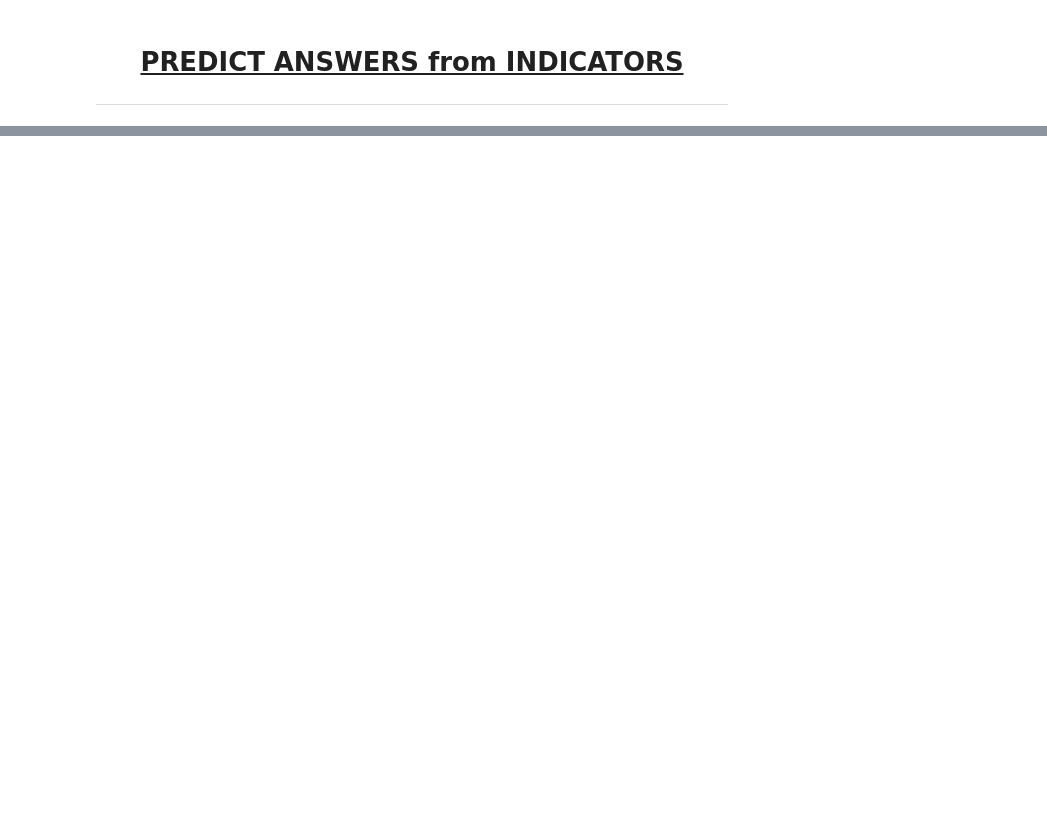
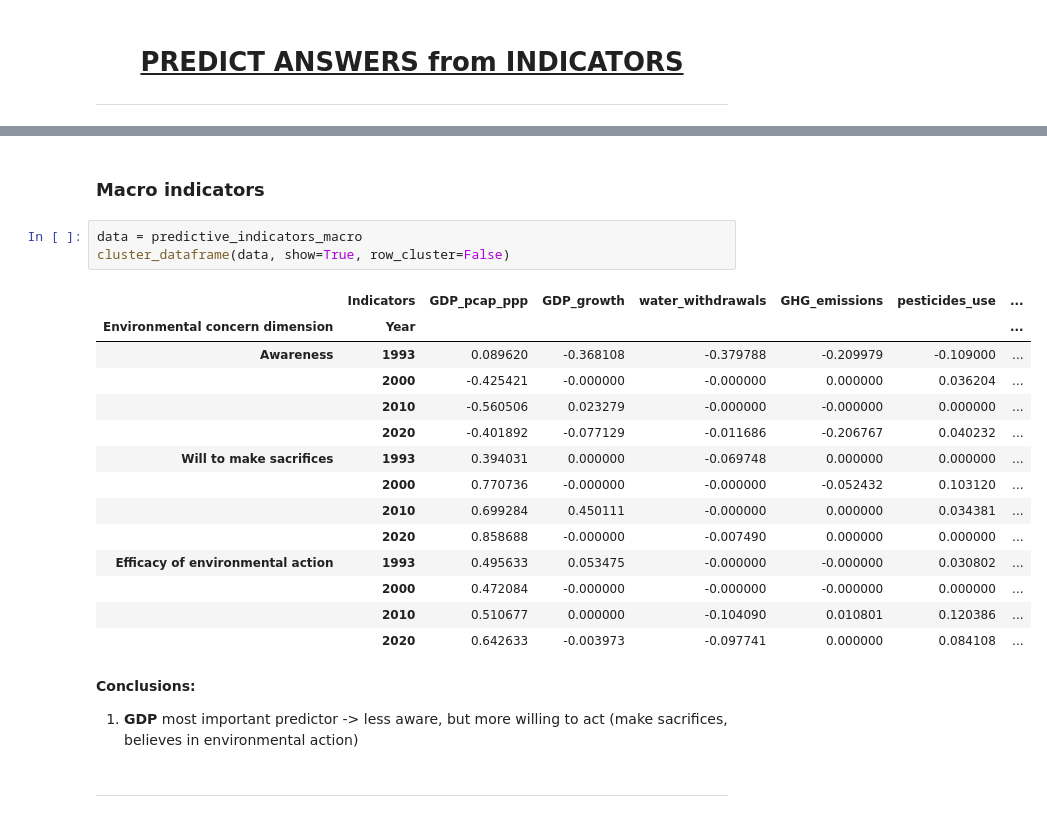
Before and after one commit to EdoardoTronconi/TesiMagistrale, a Jupyter notebook: PredictiveIndicators.ipynb, the cells around one changed output, grey strips where cells are left out. Saved outputs shown, nothing was run; the diff lists cells and outputs as text; blank space fills up the shorter version.

```diff
--- a/PredictiveIndicators.ipynb
+++ b/PredictiveIndicators.ipynb
@@ -190,0 +318,26 @@ cluster_dataframe(data, show=True)
+# %% [markdown]
+### Macro indicators
+# %%
+data = predictive_indicators_macro
+cluster_dataframe(data, show=True, row_cluster=False)
+# %% [output]
+|  | Indicators | GDP_pcap_ppp | GDP_growth | water_withdrawals | GHG_emissions | pesticides_use | ... |
+| Environmental concern dimension | Year |  |  |  |  |  | ... |
+| Awareness | 1993 | 0.089620 | -0.368108 | -0.379788 | -0.209979 | -0.109000 | ... |
+|  | 2000 | -0.425421 | -0.000000 | -0.000000 | 0.000000 | 0.036204 | ... |
+|  | 2010 | -0.560506 | 0.023279 | -0.000000 | -0.000000 | 0.000000 | ... |
+|  | 2020 | -0.401892 | -0.077129 | -0.011686 | -0.206767 | 0.040232 | ... |
+| Will to make sacrifices | 1993 | 0.394031 | 0.000000 | -0.069748 | 0.000000 | 0.000000 | ... |
+|  | 2000 | 0.770736 | -0.000000 | -0.000000 | -0.052432 | 0.103120 | ... |
+|  | 2010 | 0.699284 | 0.450111 | -0.000000 | 0.000000 | 0.034381 | ... |
+|  | 2020 | 0.858688 | -0.000000 | -0.007490 | 0.000000 | 0.000000 | ... |
+| Efficacy of environmental action | 1993 | 0.495633 | 0.053475 | -0.000000 | -0.000000 | 0.030802 | ... |
+|  | 2000 | 0.472084 | -0.000000 | -0.000000 | -0.000000 | 0.000000 | ... |
+|  | 2010 | 0.510677 | 0.000000 | -0.104090 | 0.010801 | 0.120386 | ... |
+|  | 2020 | 0.642633 | -0.003973 | -0.097741 | 0.000000 | 0.084108 | ... |
+# %% [markdown]
+**Conclusions:**
+
+1. **GDP** most important predictor -> less aware, but more willing to act (make sacrifices, believes in environmental action)
+# %% [markdown]
+___
```
Also changed, not shown: parts of 24 cells of this notebook, 6 other files.
